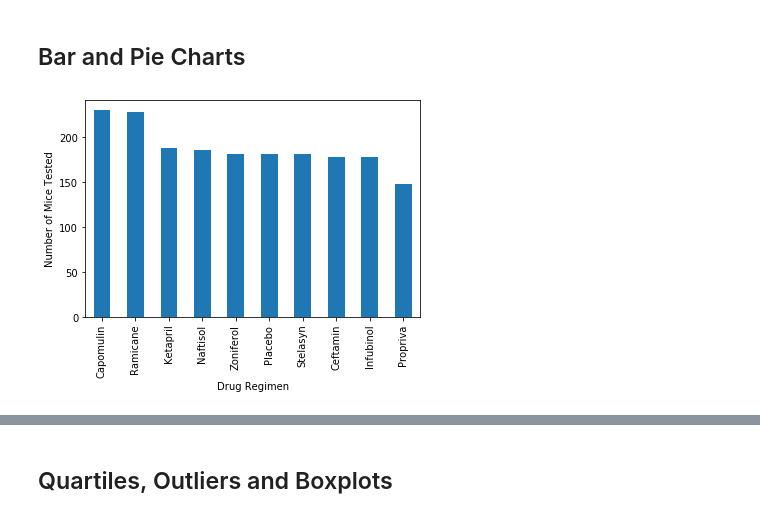
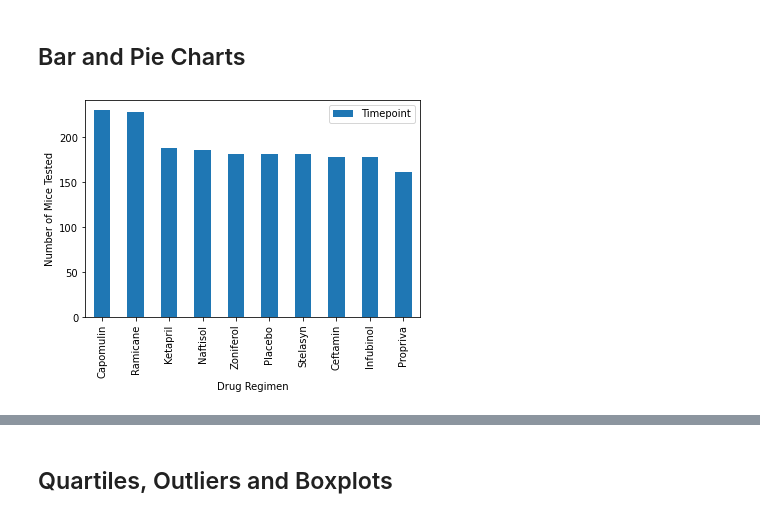
Before and after one commit to xCandy13/matplotlib-challenge, a Jupyter notebook: Pymaceuticals/pymaceuticals.ipynb, the cells around one changed output, grey strips where cells are left out. Saved outputs shown, nothing was run; the diff lists cells and outputs as text; code cells hidden in the pictures.

```diff
--- a/Pymaceuticals/pymaceuticals.ipynb
+++ b/Pymaceuticals/pymaceuticals.ipynb
@@ -127,5 +127,11 @@ tumor_summary_agg
 ## Bar and Pie Charts
 # %%
 # Generate a bar plot showing the total number of timepoints for all mice tested for each drug regimen using Pandas.
+plot1 = mouse_data.groupby('Drug Regimen')\
+                  .count()['Timepoint']\
+                  .reset_index()\
+                  .sort_values(by=['Timepoint', 'Drug Regimen'], ascending=[False,True])\
+                  .plot(x='Drug Regimen',y='Timepoint',kind = 'bar')\
+                  .set_ylabel('Number of Mice Tested')
 # %% [output]
-[figure, old version]
+[figure, new version]
```
Also changed, not shown: parts of 13 cells of this notebook, 1 other file.
